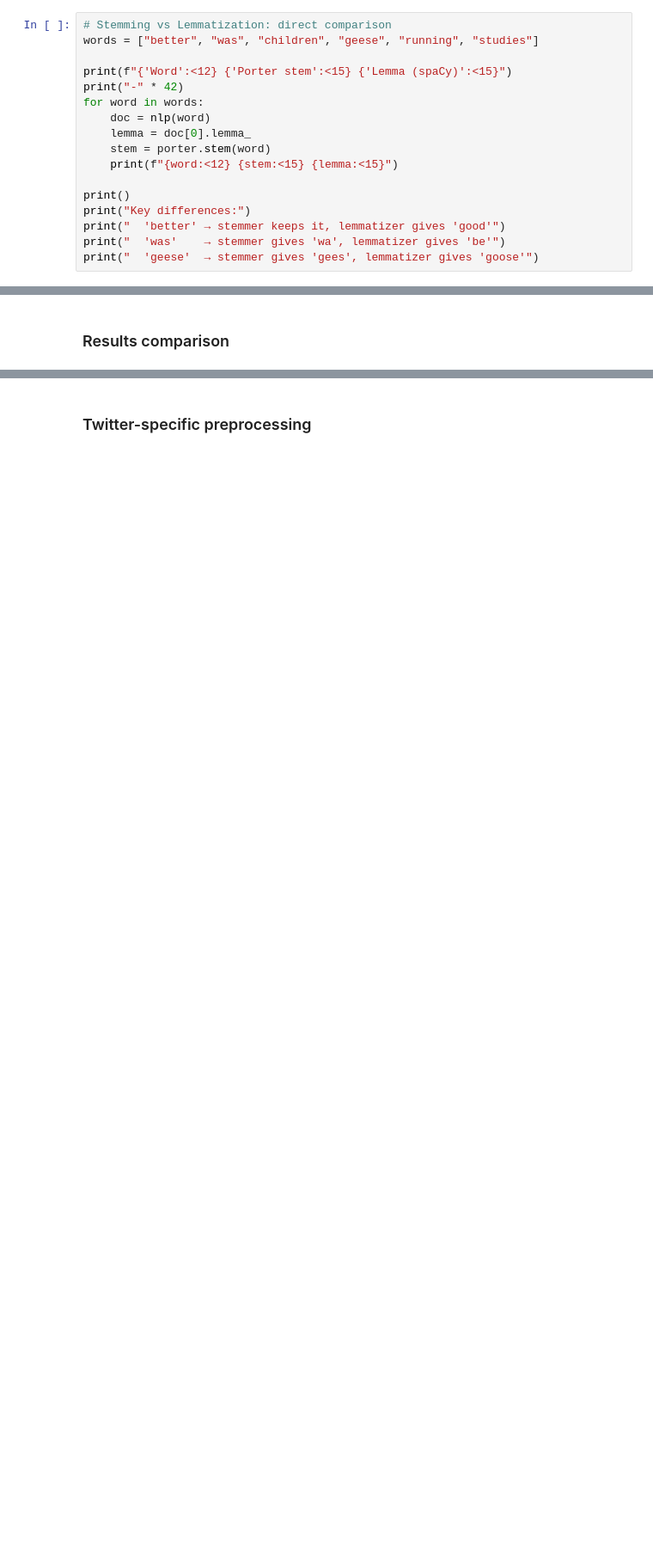
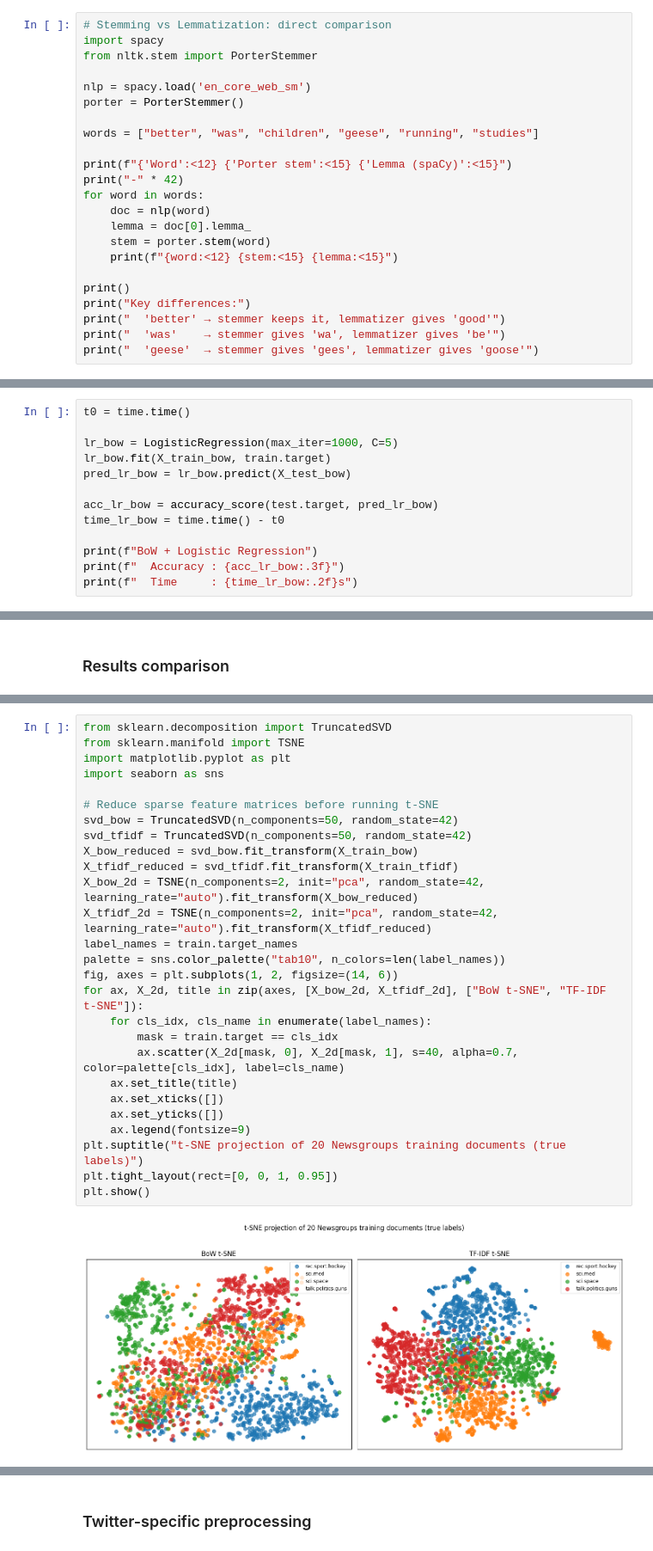
Before and after one commit to egozi/ai-rag-agents-course, a Jupyter notebook: meeting4-5/text-preprocessing.ipynb, the cells around one changed output, grey strips where cells are left out. Shown at 86% size. Saved outputs shown, nothing was run; the diff lists cells and outputs as text; blank space fills up the shorter version.

```diff
--- a/meeting4-5/text-preprocessing.ipynb
+++ b/meeting4-5/text-preprocessing.ipynb
@@ -321,5 +552,11 @@ for token in doc:
 # %%
 # Stemming vs Lemmatization: direct comparison
+import spacy
+from nltk.stem import PorterStemmer
+
+nlp = spacy.load('en_core_web_sm')
+porter = PorterStemmer()
+
 words = ["better", "was", "children", "geese", "running", "studies"]
 
 print(f"{'Word':<12} {'Porter stem':<15} {'Lemma (spaCy)':<15}")
@@ -973,0 +1719,13 @@ print(f"  Features : {X_train_bow.shape[1]:,} dimensions")
+# %%
+t0 = time.time()
+
+lr_bow = LogisticRegression(max_iter=1000, C=5)
+lr_bow.fit(X_train_bow, train.target)
+pred_lr_bow = lr_bow.predict(X_test_bow)
+
+acc_lr_bow = accuracy_score(test.target, pred_lr_bow)
+time_lr_bow = time.time() - t0
+
+print(f"BoW + Logistic Regression")
+print(f"  Accuracy : {acc_lr_bow:.3f}")
+print(f"  Time     : {time_lr_bow:.2f}s")
@@ -1122,3 +2071,32 @@ if errors:
+# %%
+from sklearn.decomposition import TruncatedSVD
+from sklearn.manifold import TSNE
+import matplotlib.pyplot as plt
+import seaborn as sns
+
+# Reduce sparse feature matrices before running t-SNE
+svd_bow = TruncatedSVD(n_components=50, random_state=42)
+svd_tfidf = TruncatedSVD(n_components=50, random_state=42)
+X_bow_reduced = svd_bow.fit_transform(X_train_bow)
+X_tfidf_reduced = svd_tfidf.fit_transform(X_train_tfidf)
+X_bow_2d = TSNE(n_components=2, init="pca", random_state=42, learning_rate="auto").fit_transform(X_bow_reduced)
+X_tfidf_2d = TSNE(n_components=2, init="pca", random_state=42, learning_rate="auto").fit_transform(X_tfidf_reduced)
+label_names = train.target_names
+palette = sns.color_palette("tab10", n_colors=len(label_names))
+fig, axes = plt.subplots(1, 2, figsize=(14, 6))
+for ax, X_2d, title in zip(axes, [X_bow_2d, X_tfidf_2d], ["BoW t-SNE", "TF-IDF t-SNE"]):
+    for cls_idx, cls_name in enumerate(label_names):
+        mask = train.target == cls_idx
+        ax.scatter(X_2d[mask, 0], X_2d[mask, 1], s=40, alpha=0.7, color=palette[cls_idx], label=cls_name)
+    ax.set_title(title)
+    ax.set_xticks([])
+    ax.set_yticks([])
+    ax.legend(fontsize=9)
+plt.suptitle("t-SNE projection of 20 Newsgroups training documents (true labels)")
+plt.tight_layout(rect=[0, 0, 1, 0.95])
+plt.show()
+# %% [output]
+[figure, added]
 # %% [markdown]
 ---
 ## Part 8 — Sentiment analysis: BoW vs TF-IDF vs BM25
```
Also changed, not shown: parts of 84 cells of this notebook, 5 other files.
